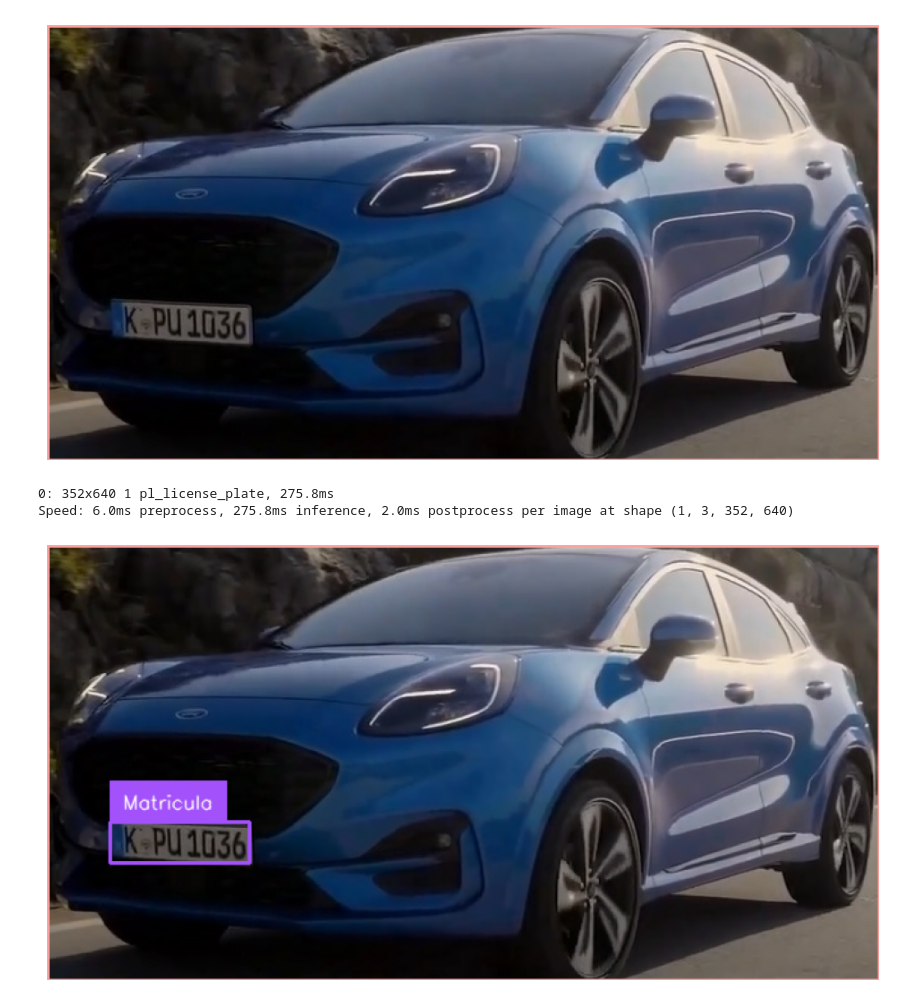
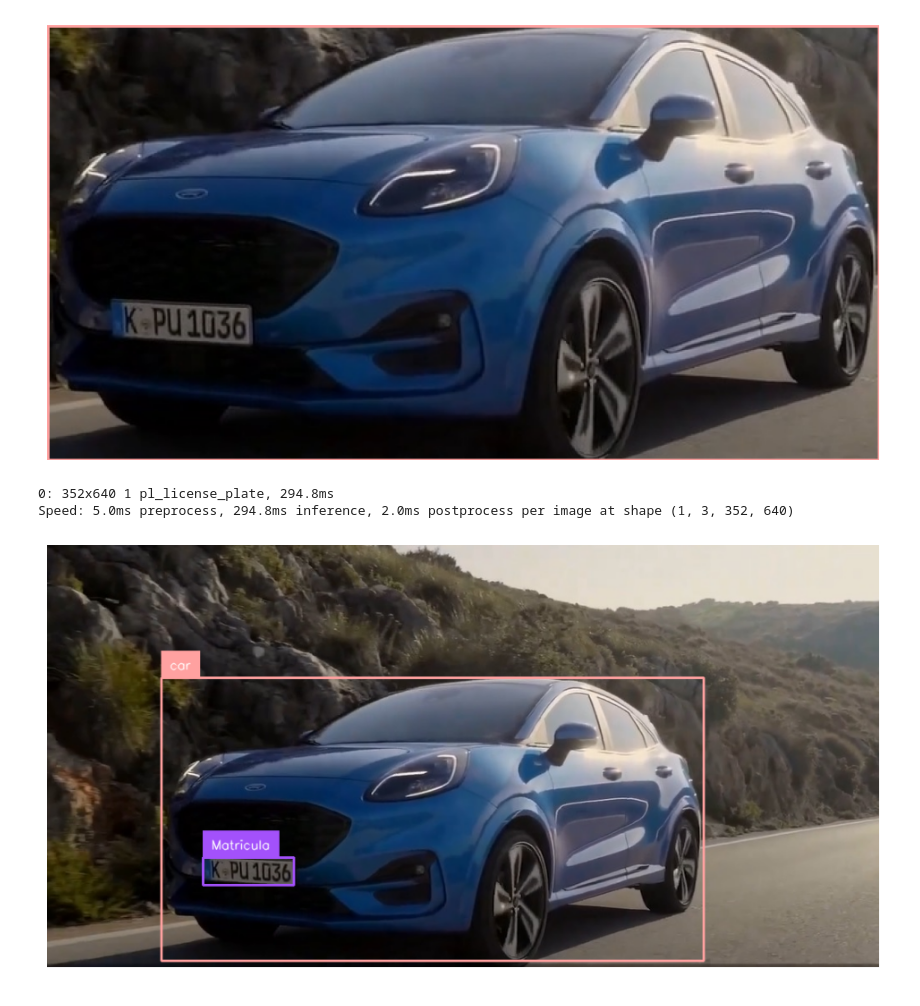
Before and after one commit to jrguignan/Proyecto-Deteccion_de_Matriculas, a Jupyter notebook: detector.ipynb, the cells around one changed output. Saved outputs shown, nothing was run; the diff lists cells and outputs as text; code cells hidden in the pictures.

```diff
--- a/detector.ipynb
+++ b/detector.ipynb
@@ -71,21 +71,42 @@ sv.plot_image(cropped_image_t)
 # %%
 #modelo para detectar el medio de matricula
 model_p = YOLO('models\placa.pt')
 #se pasa la imagen por el modelo que detecta matriculas
 results_p = model_p(cropped_image_t, agnostic_nms = True)[0]
 #modifica a matricula el nombre que trae por defecto el modelo
 results_p.names[0] = "Matricula"
 #se pasan los resultados a la libreria supervison
 detections_p = sv.Detections.from_ultralytics(results_p)
+
+#Saca la imagen de la matricula antes de cambiar
+cropped_image_matricula = cropped(detections_p, cropped_image_t)
+
+
+#PARA PODER PASAR LA COORDENADAS DE LA MATRICULA EN LA IMAGEN CORTADA A LA IMAGEN
+#MAS GRANDE
+#diferencia de las coordenadas XY, el largo y ancho de la caja de la matricula
+dif_x = results_p.boxes.xyxy[0][2] - results_p.boxes.xyxy[0][0]
+dif_y = results_p.boxes.xyxy[0][3] - results_p.boxes.xyxy[0][1]
+#Puntos iniciales, suma del punto de deteccion de la placa mas el del medio de transporte
+x1_nuevo = detections_t.xyxy[0][0] + detections_p.xyxy[0][0]
+y1_nuevo = detections_t.xyxy[0][1] + detections_p.xyxy[0][1]
+#puntos dinales, suma del pueto inicial mas las dimensiones de la box de matricula
+x2_nuevo = x1_nuevo + dif_x
+y2_nuevo = y1_nuevo + dif_y
+#salvar las nuevas coordenadas
+detections_p.xyxy = np.array([[x1_nuevo,y1_nuevo,x2_nuevo,y2_nuevo]])
+
+
 #inicializa las etiquetas de matriculas
 bounding_box_annotator = sv.BoundingBoxAnnotator()
 label_annotator = sv.LabelAnnotator()
 #Se pasa la informacion que se mostrara en las etiqutes
-annotated_image_p = bounding_box_annotator.annotate(scene=cropped_image_t, detections=detections_p)
+annotated_image_p = bounding_box_annotator.annotate(scene=image_t, detections=detections_p)
 annotated_image_p = label_annotator.annotate(scene=annotated_image_p, detections=detections_p)
-
+#transforma el formato de color al formato comun
+#annotated_image_p = cv2.cvtColor(annotated_image_p, cv2.COLOR_BGR2RGB)
 sv.plot_image(annotated_image_p)
 # %% [output]
-0: 352x640 1 pl_license_plate, 275.8ms
-Speed: 6.0ms preprocess, 275.8ms inference, 2.0ms postprocess per image at shape (1, 3, 352, 640)
+0: 352x640 1 pl_license_plate, 294.8ms
+Speed: 5.0ms preprocess, 294.8ms inference, 2.0ms postprocess per image at shape (1, 3, 352, 640)
-[figure, old version]
+[figure, new version]
```
Also changed, not shown: parts of 15 cells of this notebook.
